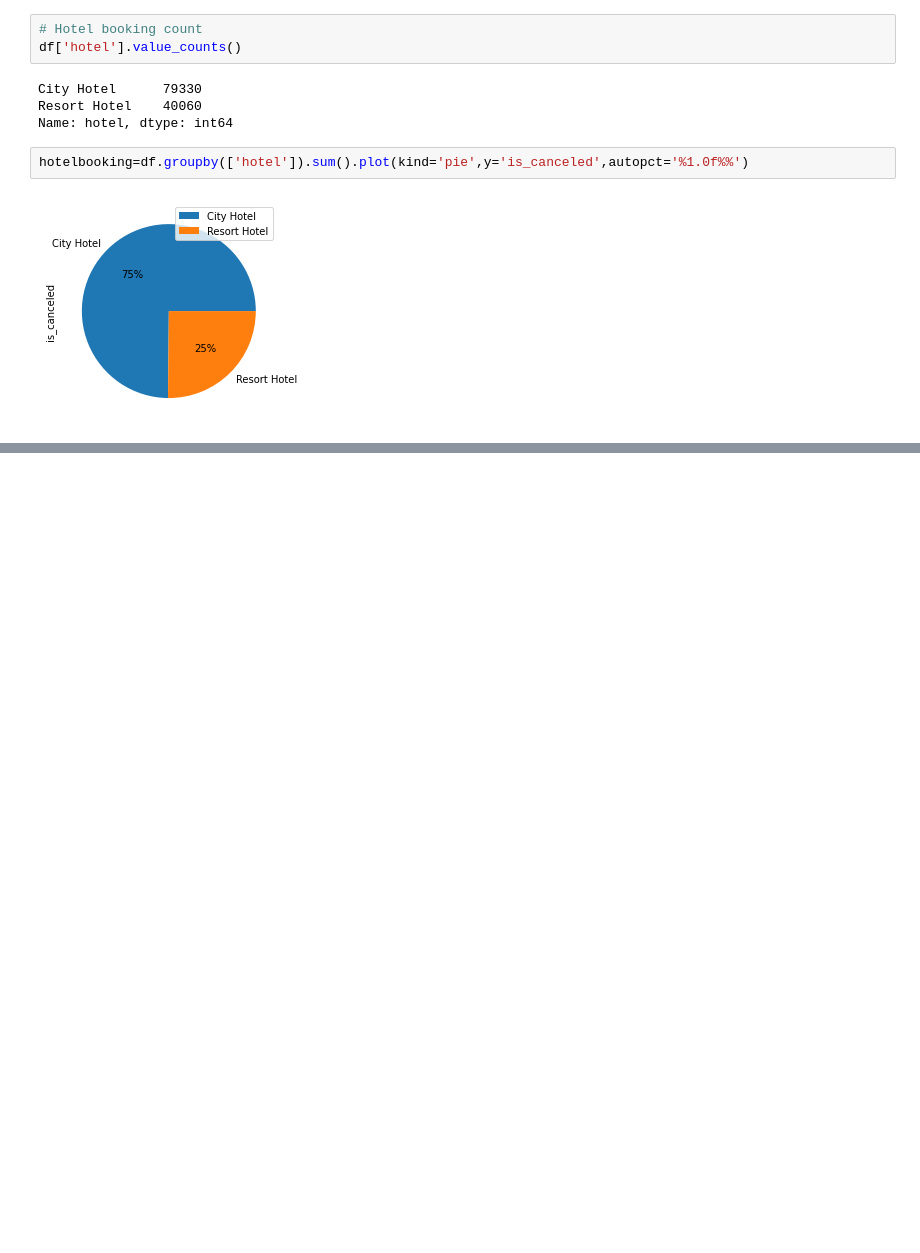
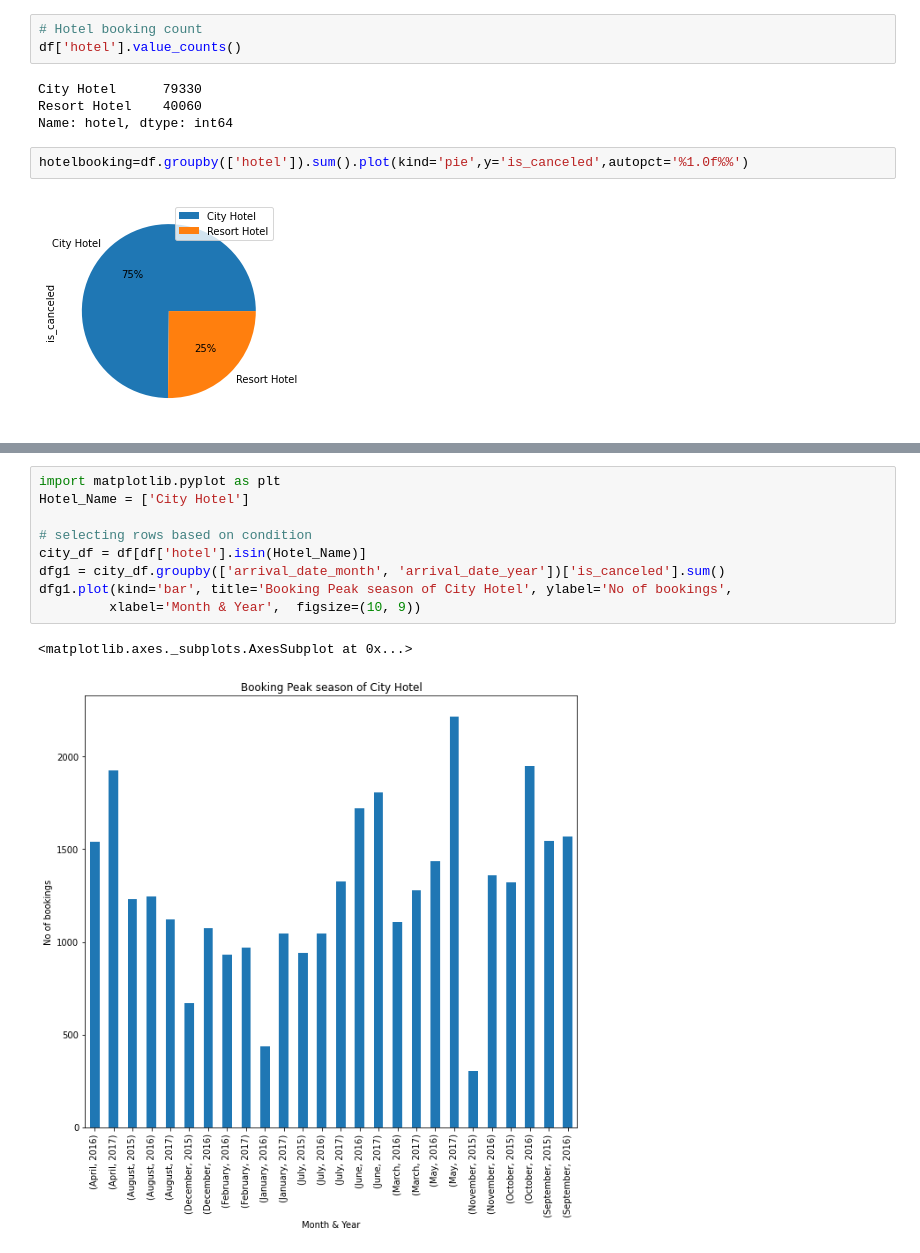
Before and after one commit to SujataAJadhav/CAPSTONE-1-Hotel-Booking-Analysis-SujataAJadhav, a Jupyter notebook: Capstone_Project_1_SujataAJAdhav_Hotel_Booking_Analysis.ipynb, the cells around one changed output, grey strips where cells are left out. Cells and saved outputs as stored; diff of their text form; blank space fills up the shorter version.

```diff
--- a/Capstone_Project_1_SujataAJAdhav_Hotel_Booking_Analysis.ipynb
+++ b/Capstone_Project_1_SujataAJAdhav_Hotel_Booking_Analysis.ipynb
@@ -125,0 +138,12 @@ hotelbooking=df.groupby(['hotel']).sum().plot(kind='pie',y='is_canceled',autopct
+# %%
+import matplotlib.pyplot as plt
+Hotel_Name = ['City Hotel']
+
+# selecting rows based on condition
+city_df = df[df['hotel'].isin(Hotel_Name)]
+dfg1 = city_df.groupby(['arrival_date_month', 'arrival_date_year'])['is_canceled'].sum()
+dfg1.plot(kind='bar', title='Booking Peak season of City Hotel', ylabel='No of bookings',
+         xlabel='Month & Year',  figsize=(10, 9))
+# %% [output]
+<matplotlib.axes._subplots.AxesSubplot at 0x...>
+[figure, added]
```
Also changed, not shown: parts of 2 cells of this notebook.
